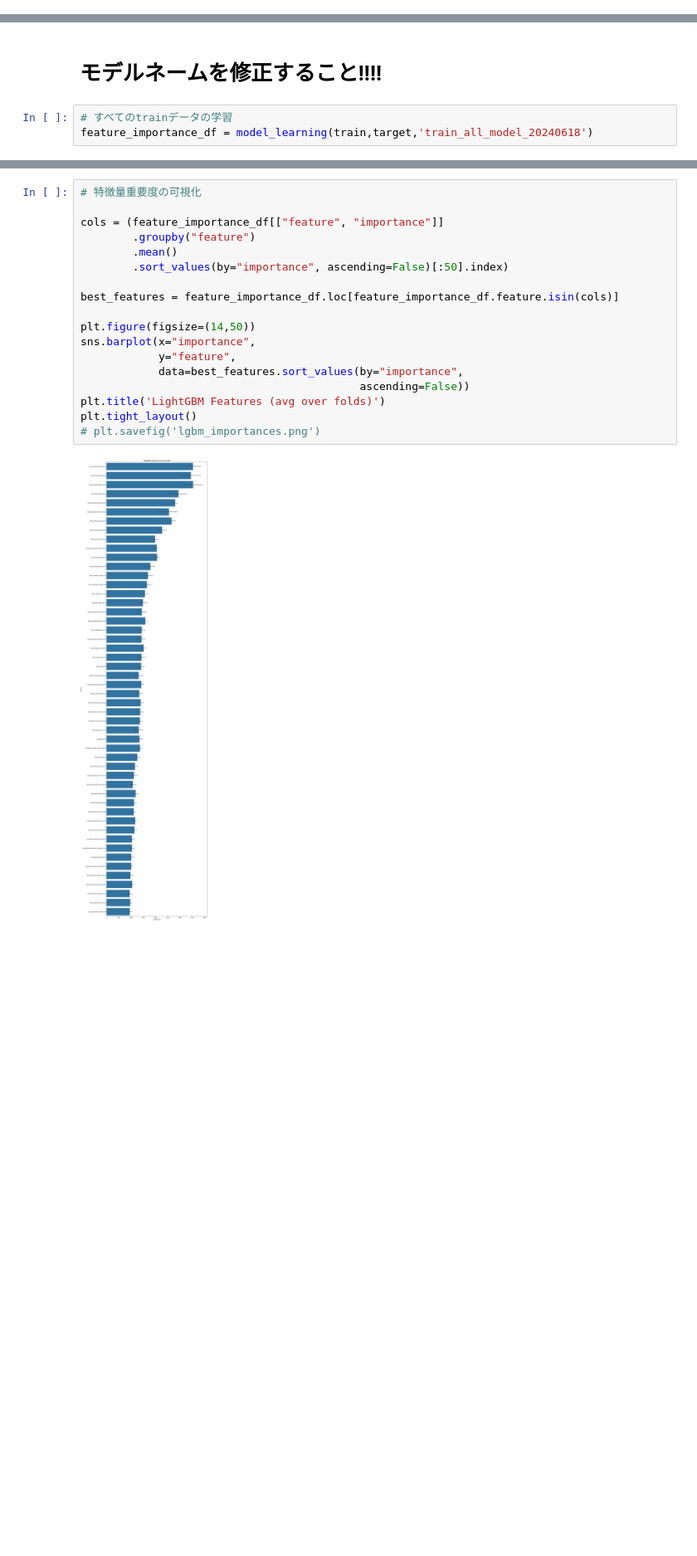
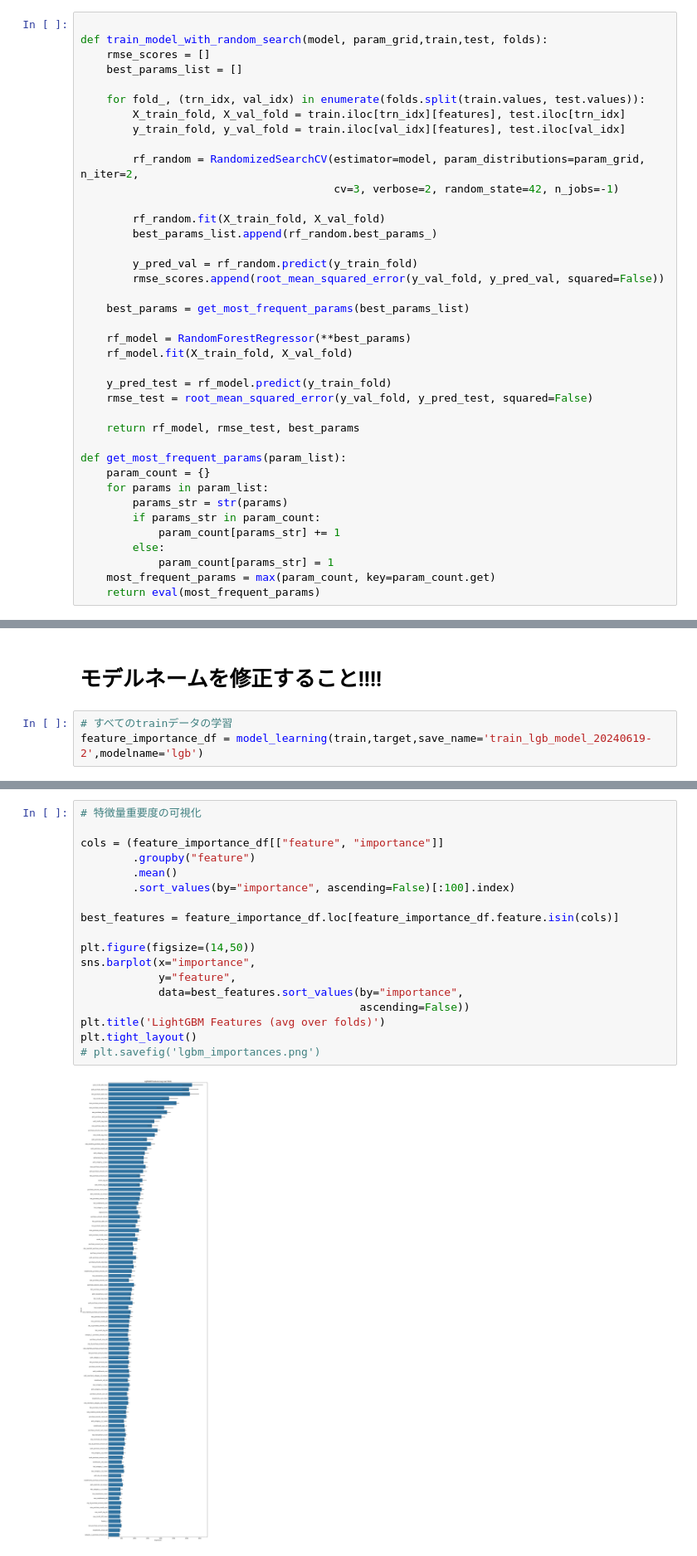
Before and after one commit to kosugihiroki/AnalyticalPipeline, a Jupyter notebook: nakagawa/notebooks/03_model_training.ipynb, the cells around one changed output, grey strips where cells are left out. Shown: that part at 83% size. Drawn from its saved outputs; the diff is of its cells as text; blank space fills up the shorter version.

Commit message:
20240620_train_csv

```diff
--- a/nakagawa/notebooks/03_model_training.ipynb
+++ b/nakagawa/notebooks/03_model_training.ipynb
@@ -85,4 +95,43 @@ param = {'num_leaves': 111,
 # 特徴量の情報
 features = [c for c in train.columns if c not in ['first_active_month','card_id']]
 categorical_feats = ['feature_2', 'feature_3']
+# %%
+
+def train_model_with_random_search(model, param_grid,train,test, folds):
+    rmse_scores = []
+    best_params_list = []
+
+    for fold_, (trn_idx, val_idx) in enumerate(folds.split(train.values, test.values)):
+        X_train_fold, X_val_fold = train.iloc[trn_idx][features], test.iloc[trn_idx]
+        y_train_fold, y_val_fold = train.iloc[val_idx][features], test.iloc[val_idx]
+
+        rf_random = RandomizedSearchCV(estimator=model, param_distributions=param_grid, n_iter=2,
+                                       cv=3, verbose=2, random_state=42, n_jobs=-1)
+
+        rf_random.fit(X_train_fold, X_val_fold)
+        best_params_list.append(rf_random.best_params_)
+
+        y_pred_val = rf_random.predict(y_train_fold)
+        rmse_scores.append(root_mean_squared_error(y_val_fold, y_pred_val, squared=False))
+
+    best_params = get_most_frequent_params(best_params_list)
+
+    rf_model = RandomForestRegressor(**best_params)
+    rf_model.fit(X_train_fold, X_val_fold)
+
+    y_pred_test = rf_model.predict(y_train_fold)
+    rmse_test = root_mean_squared_error(y_val_fold, y_pred_test, squared=False)
+
+    return rf_model, rmse_test, best_params
+
+def get_most_frequent_params(param_list):
+    param_count = {}
+    for params in param_list:
+        params_str = str(params)
+        if params_str in param_count:
+            param_count[params_str] += 1
+        else:
+            param_count[params_str] = 1
+    most_frequent_params = max(param_count, key=param_count.get)
+    return eval(most_frequent_params)
 # %%
@@ -154,7 +237,7 @@ CV score: 3.65298
 # モデルネームを修正すること!!!!
 # %%
 # すべてのtrainデータの学習
-feature_importance_df = model_learning(train,target,'train_all_model_20240618')
+feature_importance_df = model_learning(train,target,save_name='train_lgb_model_20240619-2',modelname='lgb')
 # %% [output]
 fold n°0
 Training until validation scores don't improve for 200 rounds
@@ -206,20 +259,20 @@ Index(['new_purchase_date_max', 'auth_purchase_date_max',
 # %%
 # 特徴量重要度の可視化
 
 cols = (feature_importance_df[["feature", "importance"]]
         .groupby("feature")
         .mean()
-        .sort_values(by="importance", ascending=False)[:50].index)
+        .sort_values(by="importance", ascending=False)[:100].index)
 
 best_features = feature_importance_df.loc[feature_importance_df.feature.isin(cols)]
 
 plt.figure(figsize=(14,50))
 sns.barplot(x="importance",
             y="feature",
             data=best_features.sort_values(by="importance",
                                            ascending=False))
 plt.title('LightGBM Features (avg over folds)')
 plt.tight_layout()
 # plt.savefig('lgbm_importances.png')
 # %% [output]
-[figure, old version]
+[figure, new version]
```
Also changed, not shown: parts of 10 cells of this notebook, 47 other files.
